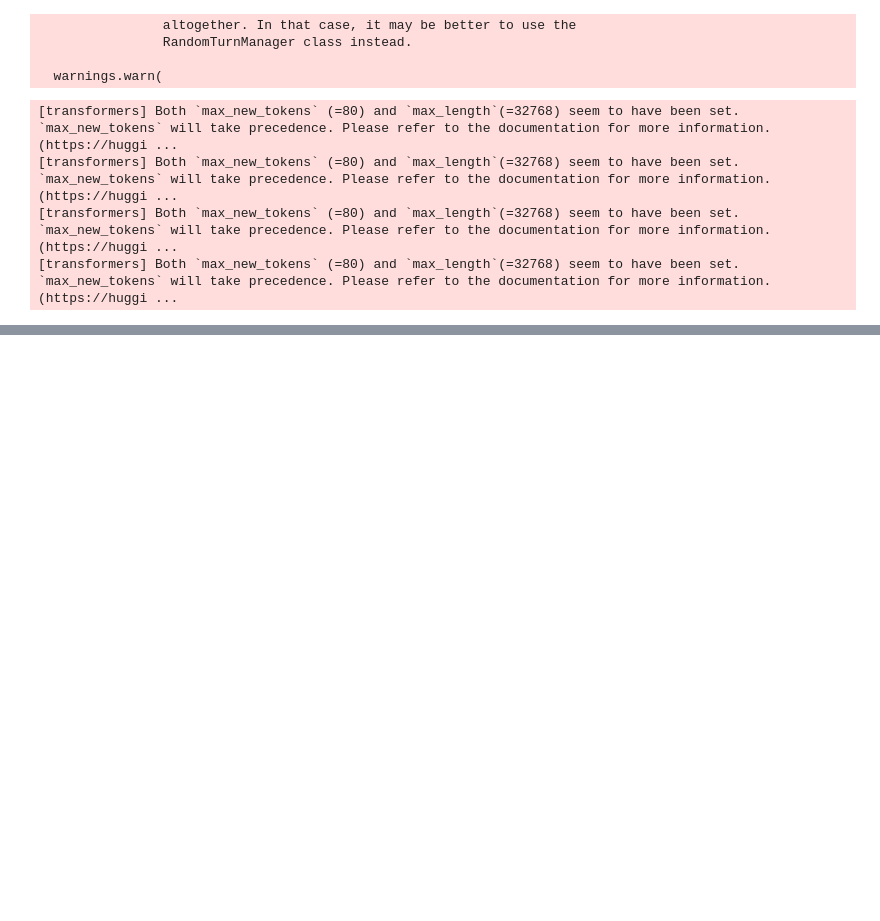
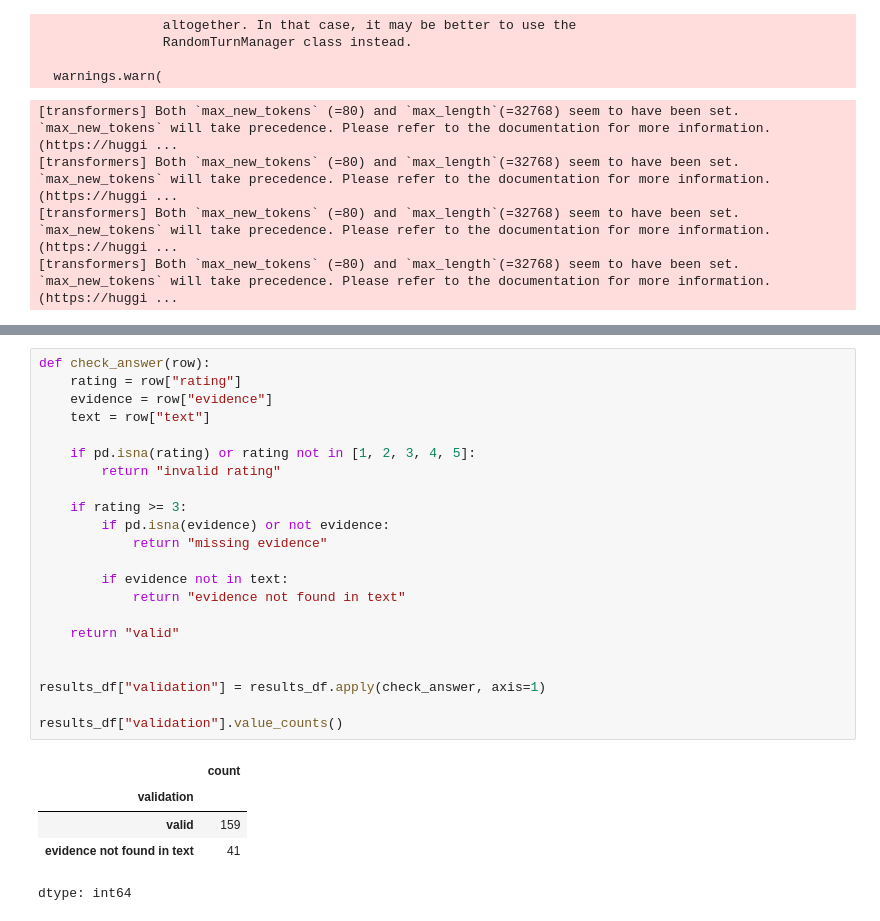
Before and after one commit to Alex-Iatrop/ISLP_projects, a Jupyter notebook: assigment1.ipynb, the cells around one changed output, grey strips where cells are left out. Cells and saved outputs as stored; diff of their text form; blank space fills up the shorter version.

```diff
--- a/assigment1.ipynb
+++ b/assigment1.ipynb
@@ -189,0 +517,28 @@ Tom_77 : "Exactly! Safety must always be the top priority, but it’s also cruci
+# %%
+def check_answer(row):
+    rating = row["rating"]
+    evidence = row["evidence"]
+    text = row["text"]
+
+    if pd.isna(rating) or rating not in [1, 2, 3, 4, 5]:
+        return "invalid rating"
+
+    if rating >= 3:
+        if pd.isna(evidence) or not evidence:
+            return "missing evidence"
+
+        if evidence not in text:
+            return "evidence not found in text"
+
+    return "valid"
+
+
+results_df["validation"] = results_df.apply(check_answer, axis=1)
+
+results_df["validation"].value_counts()
+# %% [output]
+|  | count |
+| validation |  |
+| valid | 159 |
+| evidence not found in text | 41 |
+dtype: int64
```
Also changed, not shown: parts of 13 cells of this notebook.
